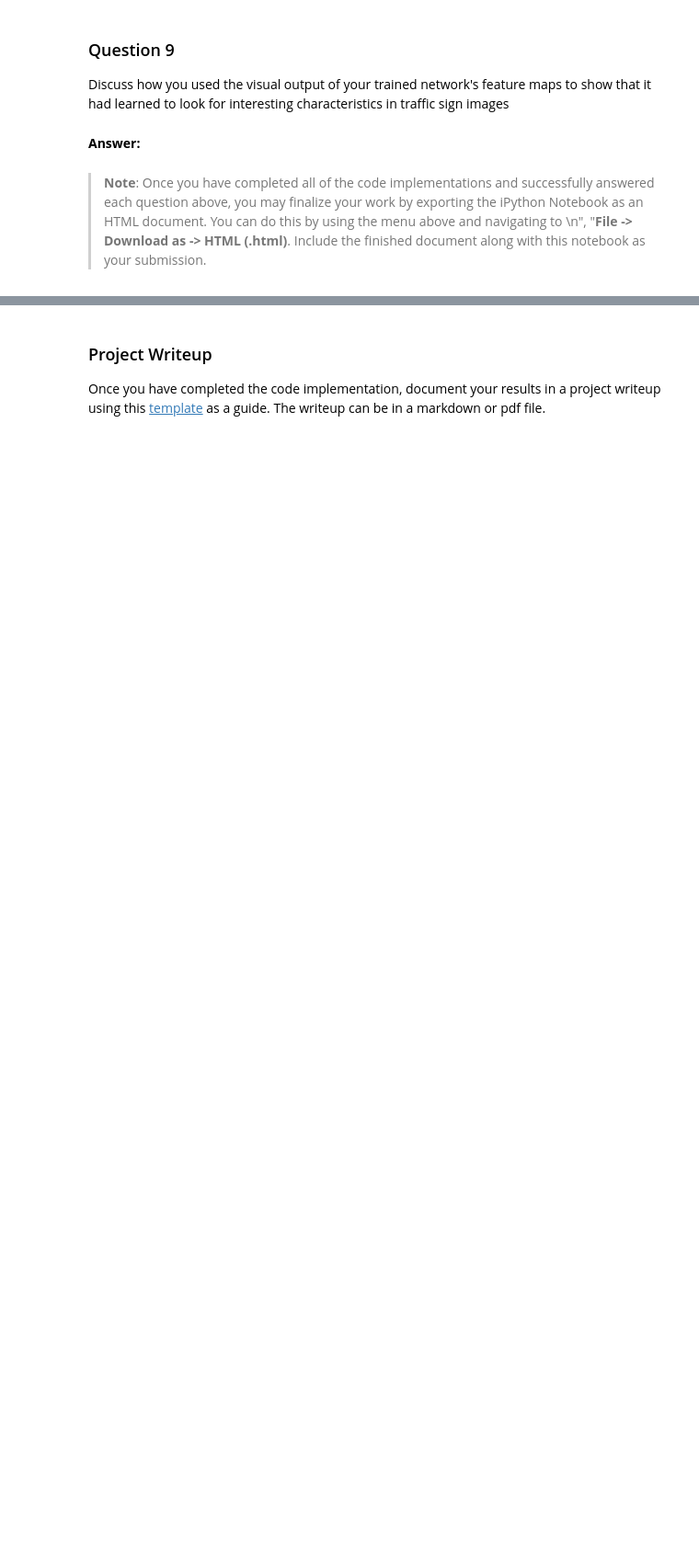
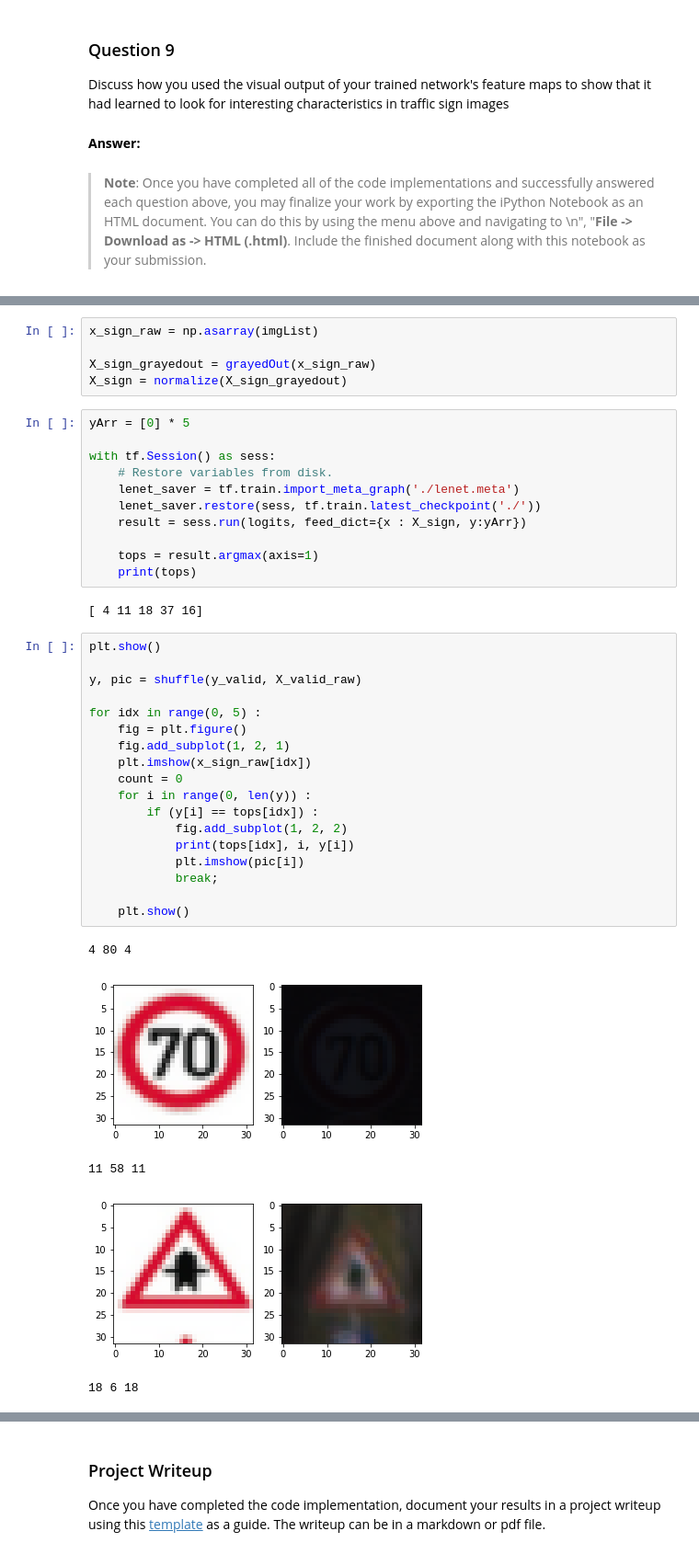
Before and after one commit to DolphinWorld/udacitySelfDrivingCourse, a Jupyter notebook: P2/Traffic_Sign_Classifier.ipynb, the cells around one changed output, grey strips where cells are left out. Shown: that part at 92% size. Cells and saved outputs as stored; diff of their text form; blank space fills up the shorter version.

```diff
--- a/P2/Traffic_Sign_Classifier.ipynb
+++ b/P2/Traffic_Sign_Classifier.ipynb
@@ -547,0 +565,42 @@ Discuss how you used the visual output of your trained network's feature maps to
+# %%
+x_sign_raw = np.asarray(imgList)
+
+X_sign_grayedout = grayedOut(x_sign_raw)
+X_sign = normalize(X_sign_grayedout)
+# %%
+yArr = [0] * 5
+
+with tf.Session() as sess:
+    # Restore variables from disk.
+    lenet_saver = tf.train.import_meta_graph('./lenet.meta')
+    lenet_saver.restore(sess, tf.train.latest_checkpoint('./'))
+    result = sess.run(logits, feed_dict={x : X_sign, y:yArr})
+
+    tops = result.argmax(axis=1)
+    print(tops)
+# %% [output]
+[ 4 11 18 37 16]
+# %%
+plt.show()
+
+y, pic = shuffle(y_valid, X_valid_raw)
+
+for idx in range(0, 5) :
+    fig = plt.figure()
+    fig.add_subplot(1, 2, 1)
+    plt.imshow(x_sign_raw[idx])
+    count = 0
+    for i in range(0, len(y)) :
+        if (y[i] == tops[idx]) :
+            fig.add_subplot(1, 2, 2)
+            print(tops[idx], i, y[i])
+            plt.imshow(pic[i])
+            break;
+
+    plt.show()
+# %% [output]
+4 80 4
+[figure, added]
+11 58 11
+[figure, added]
+18 6 18
```
Also changed, not shown: parts of 4 cells of this notebook, 2 other files.
